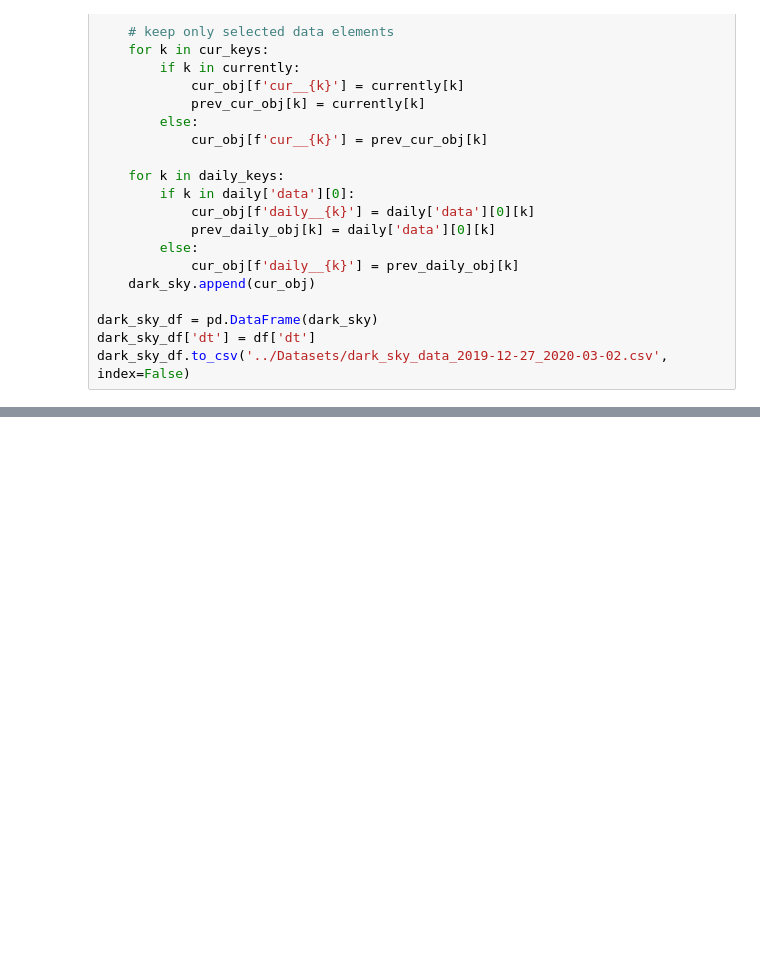
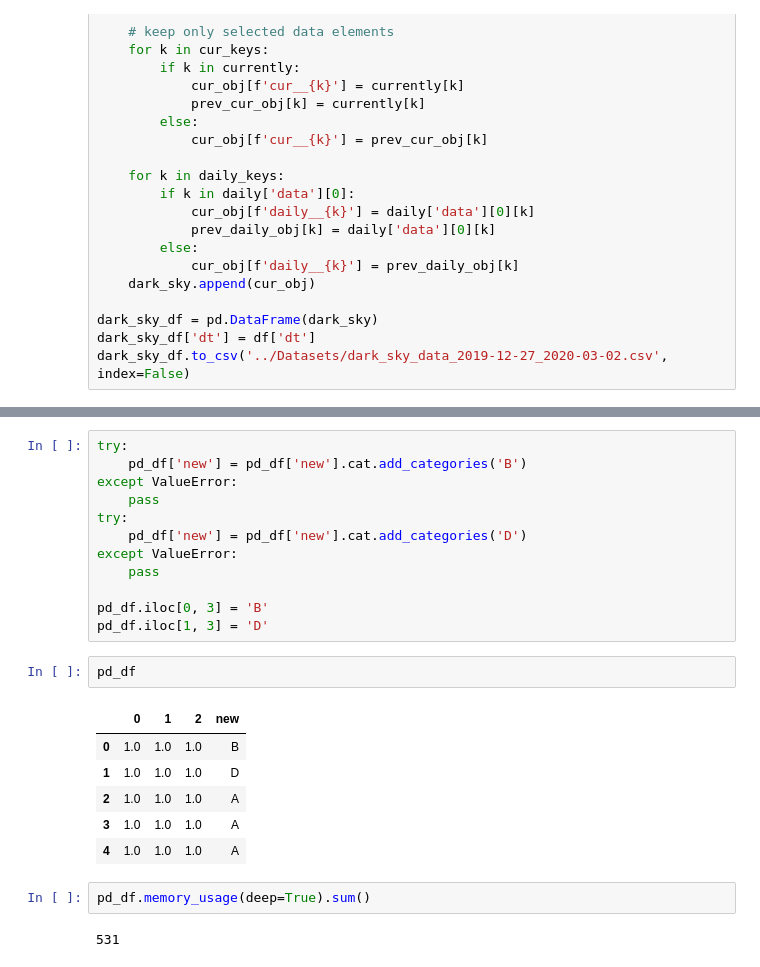
Before and after one commit to Alchemication/cvdl-for-home, a Jupyter notebook: Notebooks-Generic/FetchWeatherData.ipynb, the cells around one changed output, grey strips where cells are left out. Saved outputs shown, nothing was run; the diff lists cells and outputs as text; blank space fills up the shorter version.

```diff
--- a/Notebooks-Generic/FetchWeatherData.ipynb
+++ b/Notebooks-Generic/FetchWeatherData.ipynb
@@ -87,0 +132,25 @@ dark_sky_df.to_csv('../Datasets/dark_sky_data_2019-12-27_2020-03-02.csv', index=
+# %%
+try:
+    pd_df['new'] = pd_df['new'].cat.add_categories('B')
+except ValueError:
+    pass
+try:
+    pd_df['new'] = pd_df['new'].cat.add_categories('D')
+except ValueError:
+    pass
+
+pd_df.iloc[0, 3] = 'B'
+pd_df.iloc[1, 3] = 'D'
+# %%
+pd_df
+# %% [output]
+|  | 0 | 1 | 2 | new |
+| 0 | 1.0 | 1.0 | 1.0 | B |
+| 1 | 1.0 | 1.0 | 1.0 | D |
+| 2 | 1.0 | 1.0 | 1.0 | A |
+| 3 | 1.0 | 1.0 | 1.0 | A |
+| 4 | 1.0 | 1.0 | 1.0 | A |
+# %%
+pd_df.memory_usage(deep=True).sum()
+# %% [output]
+531
```
Also changed, not shown: parts of 10 cells of this notebook, 21 other files.
